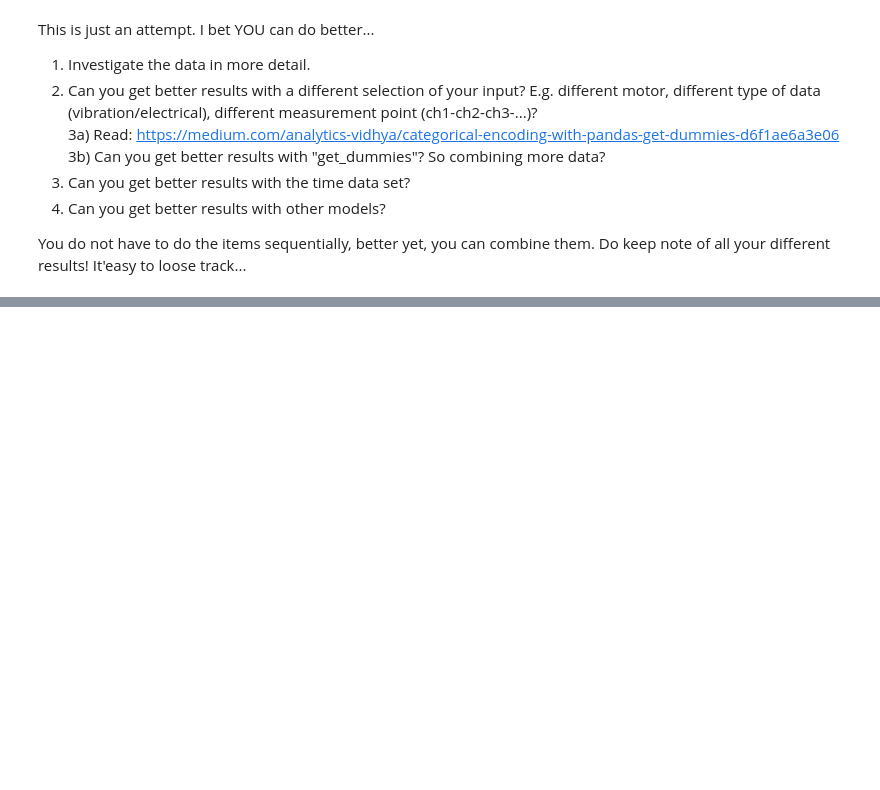
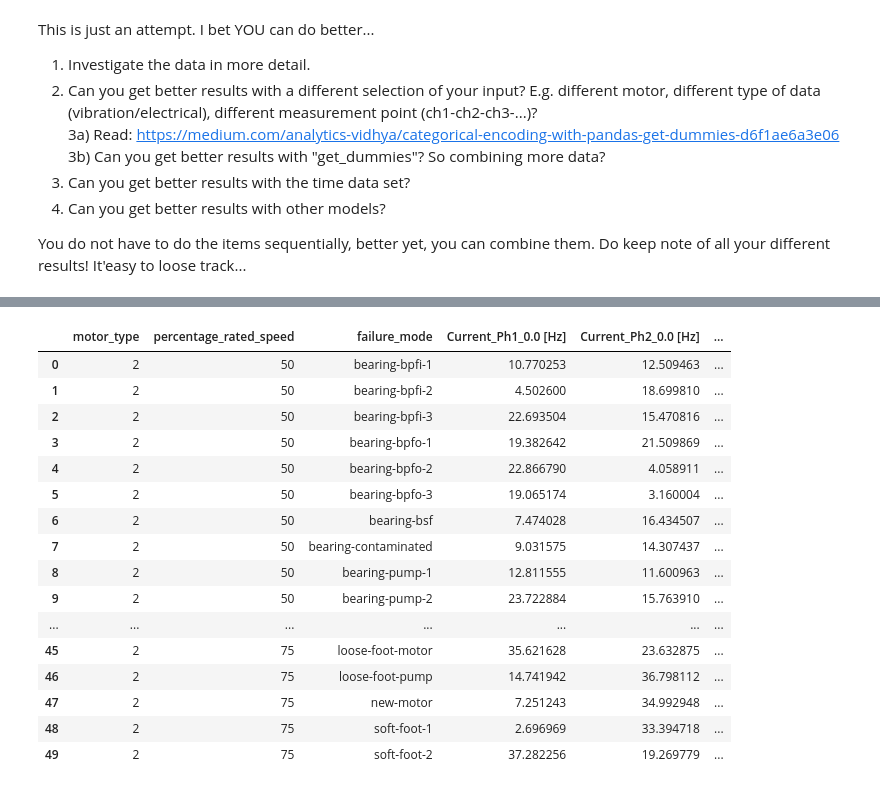
Before and after one commit to niboR13s/Data-science-code, a Jupyter notebook: Homework/Week_02/Classification/03_Motor_electrical_and_vibration_data_set.ipynb, the cells around one changed output, grey strips where cells are left out. Cells and saved outputs as stored; diff of their text form; code cells hidden in the pictures; blank space fills up the shorter version.

```diff
--- a/Homework/Week_02/Classification/03_Motor_electrical_and_vibration_data_set.ipynb
+++ b/Homework/Week_02/Classification/03_Motor_electrical_and_vibration_data_set.ipynb
@@ -96,0 +66,69 @@ You do not have to do the items sequentially, better yet, you can combine them.
+# %%
+import pandas as pd
+import re
+
+def process_and_clean_motor_data(df):
+    print(f"📥 Originele grootte: {df.shape}")
+
+    # --- STAP 1: Logische kolomnamen maken (Prefixes) ---
+    def get_col_prefix(row):
+        m_type = str(row['measurement_type'])
+
+        # --- DE FIX: 'ch' strippen ---
+        # Haal de waarde op (bijv. 'ch3' of 3)
+        raw_ch = str(row['channels']) # Let op: check of je kolom 'channels' of 'channel' heet
+
+        # Gebruik regex om alleen de cijfers te vinden
+        # Dit werkt voor 'ch3', 'channel-3', '3', etc.
+        match = re.search(r'(\d+)', raw_ch)
+        if match:
+            ch = int(match.group(1))
+        else:
+            return f"Unknown_Ch_{raw_ch}" # Fallback als er geen getal is
+
+        # De logica voor de namen
+        if 'Electric' in m_type:
+            if 1 <= ch <= 3: return f"Current_Ph{ch}"
+            if 4 <= ch <= 6: return f"Voltage_Ph{ch-3}"
+        elif 'Vibration' in m_type:
+            return f"Vib_Sens{ch}"
+        return f"Unknown_Ch{ch}"
+
+    # Pas toe op elke rij
+    # Zorg dat axis=1 staat zodat hij per rij werkt
+    df['col_prefix'] = df.apply(get_col_prefix, axis=1)
+
+    # --- STAP 2: Data Pivoten ---
+    # Unieke sleutel per experiment: Motor + Snelheid + Fout
+    group_cols = ['motor_type', 'percentage_rated_speed', 'failure_mode']
+
+    freq_cols = [c for c in df.columns if '[Hz]' in c]
+
+    print(f"🔄 Samenvoegen van rijen naar 1 rij o.b.v. {group_cols}...")
+
+    df_pivot = df.pivot_table(
+        index=group_cols,
+        columns='col_prefix',
+        values=freq_cols,
+        aggfunc='first'
+    )
+
+    # Kolommen platslaan
+    df_pivot.columns = [f"{col[1]}_{col[0]}" for col in df_pivot.columns]
+
+    df_final = df_pivot.reset_index()
+
+    # --- STAP 3: Failure Mode Opschonen ---
+    # "bearing-bpfi-1" -> "bearing-bpfi"
+    def clean_failure_label(val):
+        return re.sub(r'-\d+$', '', str(val))
+
+    df_final['failure_mode_cleaned'] = df_final['failure_mode'].apply(clean_failure_label)
+
+    print(f"✅ Klaar! Nieuwe grootte: {df_final.shape}")
+    return df_final
+
+# --- GEBRUIK ---
+df_wide = process_and_clean_motor_data(df.copy())
+df_wide.head(50)
+# %% [output]
@@ -96,0 +138,17 @@ You do not have to do the items sequentially, better yet, you can combine them.
+|  | motor_type | percentage_rated_speed | failure_mode | Current_Ph1_0.0 [Hz] | Current_Ph2_0.0 [Hz] | ... |
+| 0 | 2 | 50 | bearing-bpfi-1 | 10.770253 | 12.509463 | ... |
+| 1 | 2 | 50 | bearing-bpfi-2 | 4.502600 | 18.699810 | ... |
+| 2 | 2 | 50 | bearing-bpfi-3 | 22.693504 | 15.470816 | ... |
+| 3 | 2 | 50 | bearing-bpfo-1 | 19.382642 | 21.509869 | ... |
+| 4 | 2 | 50 | bearing-bpfo-2 | 22.866790 | 4.058911 | ... |
+| 5 | 2 | 50 | bearing-bpfo-3 | 19.065174 | 3.160004 | ... |
+| 6 | 2 | 50 | bearing-bsf | 7.474028 | 16.434507 | ... |
+| 7 | 2 | 50 | bearing-contaminated | 9.031575 | 14.307437 | ... |
+| 8 | 2 | 50 | bearing-pump-1 | 12.811555 | 11.600963 | ... |
+| 9 | 2 | 50 | bearing-pump-2 | 23.722884 | 15.763910 | ... |
+| ... | ... | ... | ... | ... | ... | ... |
+| 45 | 2 | 75 | loose-foot-motor | 35.621628 | 23.632875 | ... |
+| 46 | 2 | 75 | loose-foot-pump | 14.741942 | 36.798112 | ... |
+| 47 | 2 | 75 | new-motor | 7.251243 | 34.992948 | ... |
+| 48 | 2 | 75 | soft-foot-1 | 2.696969 | 33.394718 | ... |
+| 49 | 2 | 75 | soft-foot-2 | 37.282256 | 19.269779 | ... |
```
Also changed, not shown: parts of 16 cells of this notebook, 8 other files.
